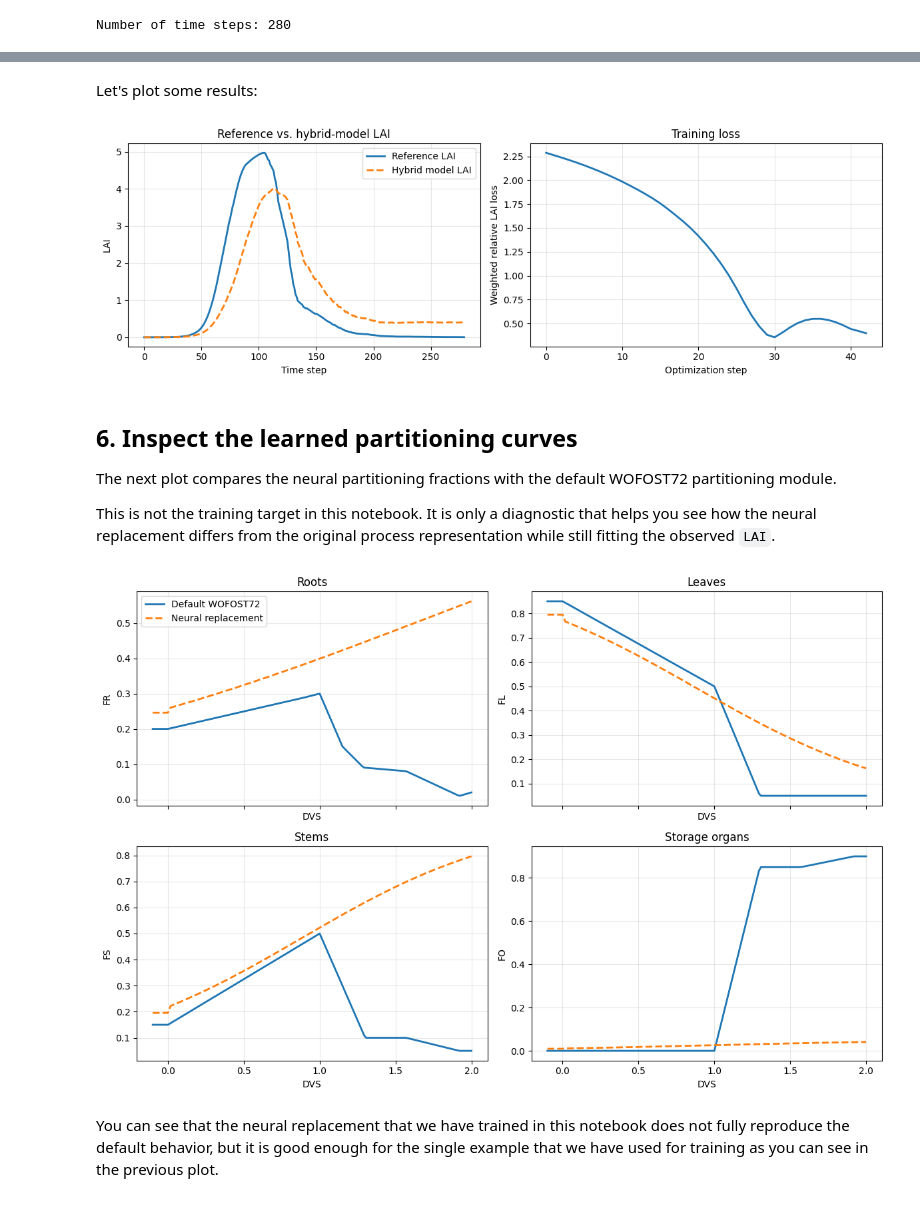
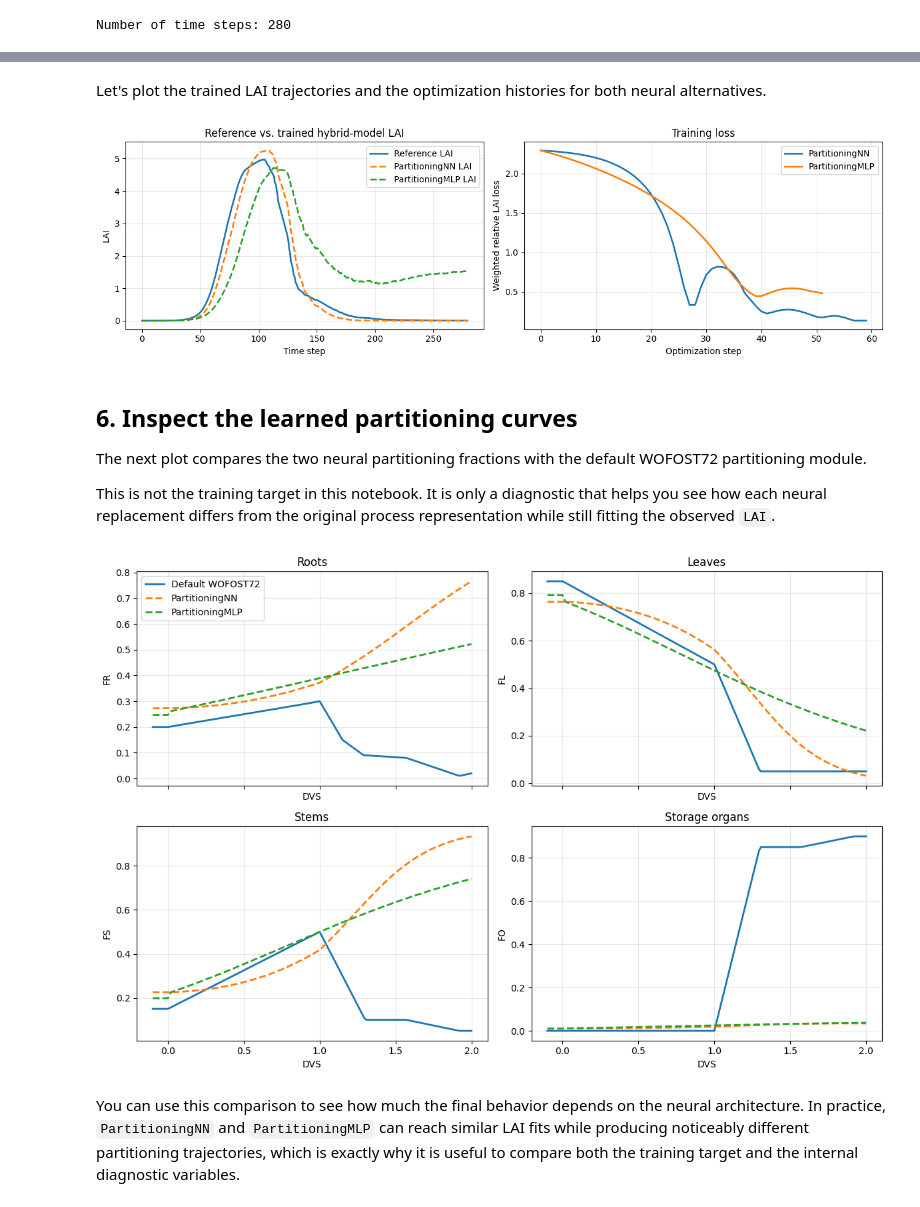
Before and after one commit to WUR-AI/diffWOFOST, a Jupyter notebook: docs/notebooks/hybrid_partitioning_wofost72.ipynb, the cells around one changed output, grey strips where cells are left out. Saved outputs shown, nothing was run; the diff lists cells and outputs as text; code cells hidden in the pictures.

```diff
--- a/docs/notebooks/hybrid_partitioning_wofost72.ipynb
+++ b/docs/notebooks/hybrid_partitioning_wofost72.ipynb
@@ -303,11 +222,6 @@ Now we run the hybrid crop model, while keeping `PartitioningNN` as a trainable
 # %%
-def run_hybrid_wofost72(partition_net):
-    HybridWofost72.partition_net = partition_net
-    hybrid_config = Configuration(
-        CROP=HybridWofost72,
-        SOIL=WaterbalancePP,
-        OUTPUT_VARS=["DVS", "LAI", "FR", "FL", "FS", "FO"],
-    )
+def run_hybrid_wofost72(partition_model):
+    hybrid_config.CROP_KWARGS["component_overrides"]["partitioning"]["model"] = partition_model
 
     engine = EngineTestHelper(
         copy.deepcopy(crop_model_params_provider),
@@ -351,11 +265,14 @@ def run_reference_wofost72():
     }
 # %%
 reference_results = run_reference_wofost72()
-partition_net = PartitioningNN(hidden_size=64)
 
-initial_results = run_hybrid_wofost72(partition_net)
-initial_loss = torch.mean(torch.abs(initial_results["LAI"] - expected_lai))
+initial_runs = {
+    "PartitioningNN": run_hybrid_wofost72(partition_nn),
+    "PartitioningMLP": run_hybrid_wofost72(partition_mlp),
+}
 
-print(f"Initial LAI MAE: {initial_loss.detach().item():.4f}")
-print(f"Initial FR sample: {initial_results['FR'][10].detach().item():.4f}")
+for model_name, model_results in initial_runs.items():
+    initial_loss = torch.mean(torch.abs(model_results["LAI"] - expected_lai))
+    print(f"{model_name} initial LAI MAE: {initial_loss.detach().item():.4f}")
+    print(f"{model_name} initial FR sample: {model_results['FR'][10].detach().item():.4f}")
 # %% [output]
@@ -442,37 +384,40 @@ Final LAI MAE: 0.6592
 # %% [markdown]
-Let's plot some results:
+Let's plot the trained LAI trajectories and the optimization histories for both neural alternatives.
 # %%
-fig, axes = plt.subplots(1, 2, figsize=(12, 4))
+fig, axes = plt.subplots(1, 2, figsize=(13, 4))
 
 axes[0].plot(expected_lai.detach().cpu().numpy(), label="Reference LAI", linewidth=2)
-axes[0].plot(
-    trained_results["LAI"].detach().cpu().numpy(),
-    label="Hybrid model LAI",
-    linewidth=2,
-    linestyle="--",
-)
+for model_name, run_info in training_runs.items():
+    axes[0].plot(
+        run_info["results"]["LAI"].detach().cpu().numpy(),
+        label=f"{model_name} LAI",
+        linewidth=2,
+        linestyle="--",
+    )
 axes[0].set_xlabel("Time step")
 axes[0].set_ylabel("LAI")
-axes[0].set_title("Reference vs. hybrid-model LAI")
+axes[0].set_title("Reference vs. trained hybrid-model LAI")
 axes[0].grid(alpha=0.3)
 axes[0].legend()
 
-axes[1].plot(loss_history, linewidth=2)
+for model_name, run_info in training_runs.items():
+    axes[1].plot(run_info["loss_history"], linewidth=2, label=model_name)
 axes[1].set_xlabel("Optimization step")
 axes[1].set_ylabel("Weighted relative LAI loss")
 axes[1].set_title("Training loss")
 axes[1].grid(alpha=0.3)
+axes[1].legend()
 
 plt.tight_layout()
 plt.show()
 # %% [output]
-[figure, old version]
+[figure, new version]
 # %% [markdown]
 ## 6. Inspect the learned partitioning curves
 
-The next plot compares the neural partitioning fractions with the default WOFOST72 partitioning module.
+The next plot compares the two neural partitioning fractions with the default WOFOST72 partitioning module.
 
-This is not the training target in this notebook. It is only a diagnostic that helps you see how the neural replacement differs from the original process representation while still fitting the observed <code>LAI</code>.
+This is not the training target in this notebook. It is only a diagnostic that helps you see how each neural replacement differs from the original process representation while still fitting the observed <code>LAI</code>.
 # %%
 fig, axes = plt.subplots(2, 2, figsize=(12, 8), sharex=True)
 curves = [
@@ -489,13 +434,16 @@ for ax, (varname, title) in zip(axes.ravel(), curves, strict=False):
         label="Default WOFOST72",
         linewidth=2,
     )
-    ax.plot(
-        trained_results["DVS"].detach().cpu().numpy(),
-        trained_results[varname].detach().cpu().numpy(),
-        label="Neural replacement",
-        linewidth=2,
-        linestyle="--",
-    )
+
+    for model_name, run_info in training_runs.items():
+        ax.plot(
+            run_info["results"]["DVS"].detach().cpu().numpy(),
+            run_info["results"][varname].detach().cpu().numpy(),
+            label=model_name,
+            linewidth=2,
+            linestyle="--",
+        )
+
     ax.set_title(title)
     ax.set_xlabel("DVS")
     ax.set_ylabel(varname)
@@ -505,9 +453,9 @@ axes[0, 0].legend()
 plt.tight_layout()
 plt.show()
 # %% [output]
-[figure, old version]
+[figure, new version]
 # %% [markdown]
-You can see that the neural replacement that we have trained in this notebook does not fully reproduce the default behavior, but it is good enough for the single example that we have used for training as you can see in the previous plot.
+You can use this comparison to see how much the final behavior depends on the neural architecture. In practice, `PartitioningNN` and `PartitioningMLP` can reach similar LAI fits while producing noticeably different partitioning trajectories, which is exactly why it is useful to compare both the training target and the internal diagnostic variables.
 # %% [markdown]
 ## 7. Recap
 
```
Also changed, not shown: parts of 13 cells of this notebook, 9 other files.
